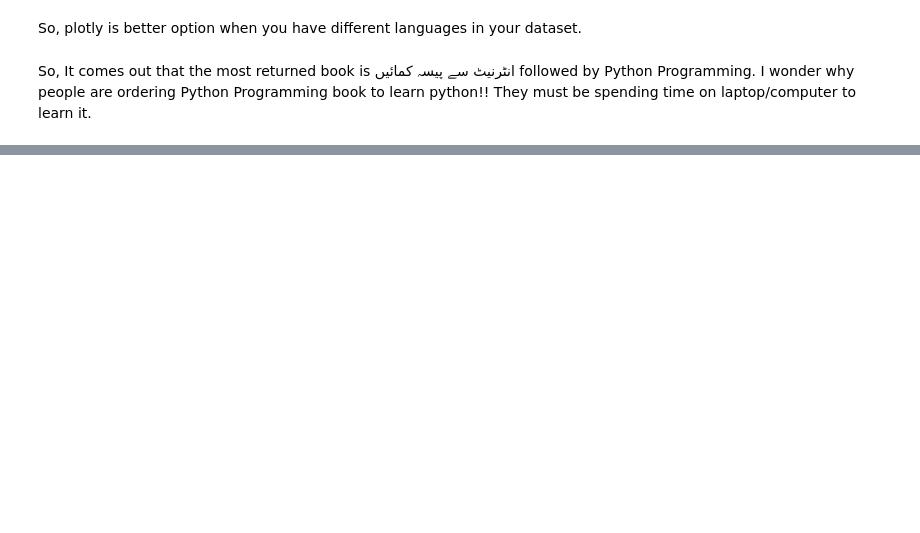
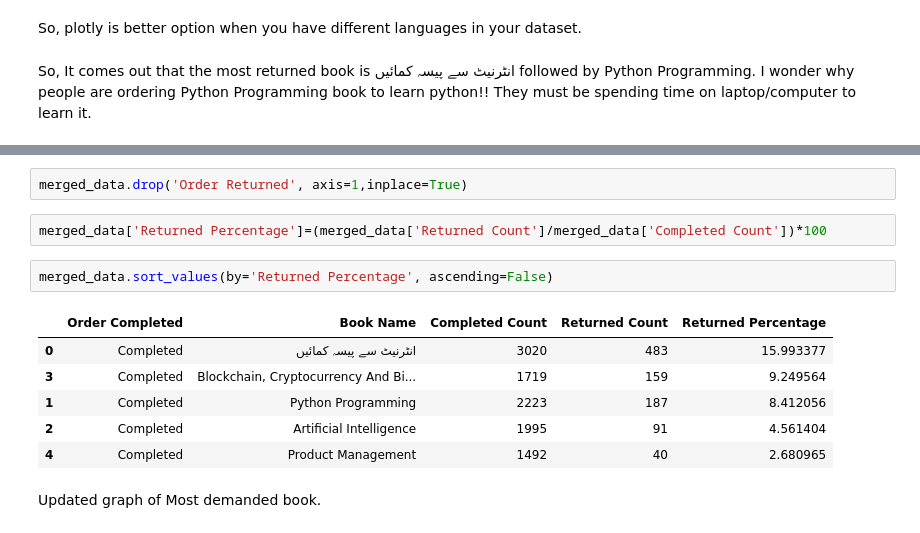
Before and after one commit to aitesamjaved26/EDA-Book-Sales, a Jupyter notebook: eda-book-sale.ipynb, the cells around one changed output, grey strips where cells are left out. Saved outputs shown, nothing was run; the diff lists cells and outputs as text; blank space fills up the shorter version.

```diff
--- a/eda-book-sale.ipynb
+++ b/eda-book-sale.ipynb
@@ -591,0 +573,15 @@ books_data[books_data['Order Number']==64888]
+# %%
+merged_data.drop('Order Returned', axis=1,inplace=True)
+# %%
+merged_data['Returned Percentage']=(merged_data['Returned Count']/merged_data['Completed Count'])*100
+# %%
+merged_data.sort_values(by='Returned Percentage', ascending=False)
+# %% [output]
+|  | Order Completed | Book Name | Completed Count | Returned Count | Returned Percentage |
+| 0 | Completed | انٹرنیٹ سے پیسہ کمائیں | 3020 | 483 | 15.993377 |
+| 3 | Completed | Blockchain, Cryptocurrency And Bi... | 1719 | 159 | 9.249564 |
+| 1 | Completed | Python Programming | 2223 | 187 | 8.412056 |
+| 2 | Completed | Artificial Intelligence | 1995 | 91 | 4.561404 |
+| 4 | Completed | Product Management | 1492 | 40 | 2.680965 |
+# %% [markdown]
+Updated graph of Most demanded book.
```
Also changed, not shown: parts of 23 cells of this notebook.
